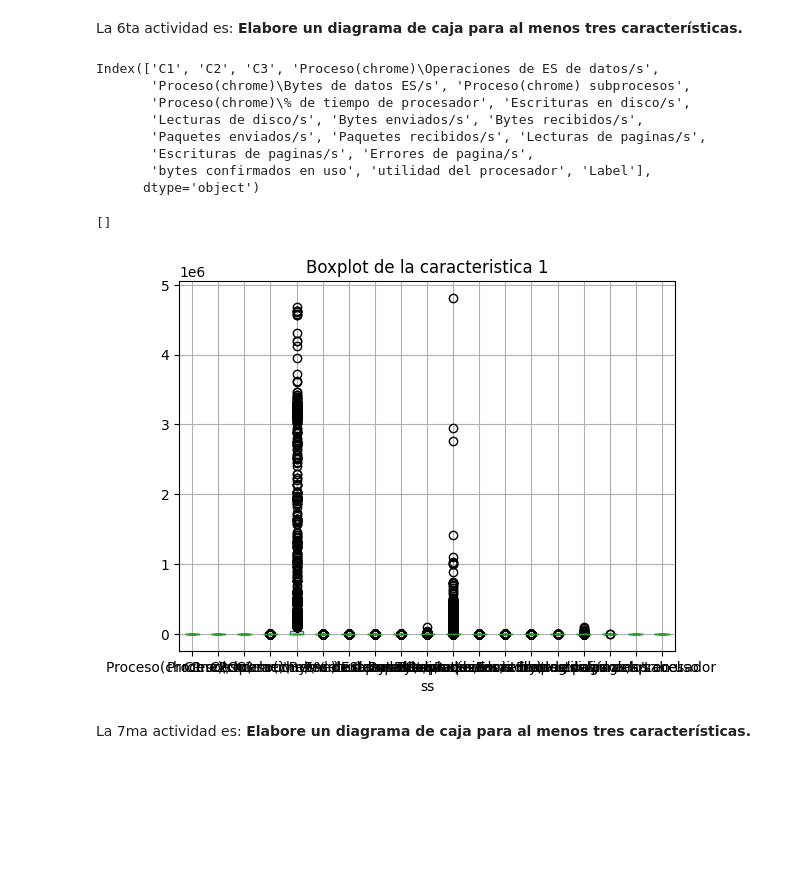
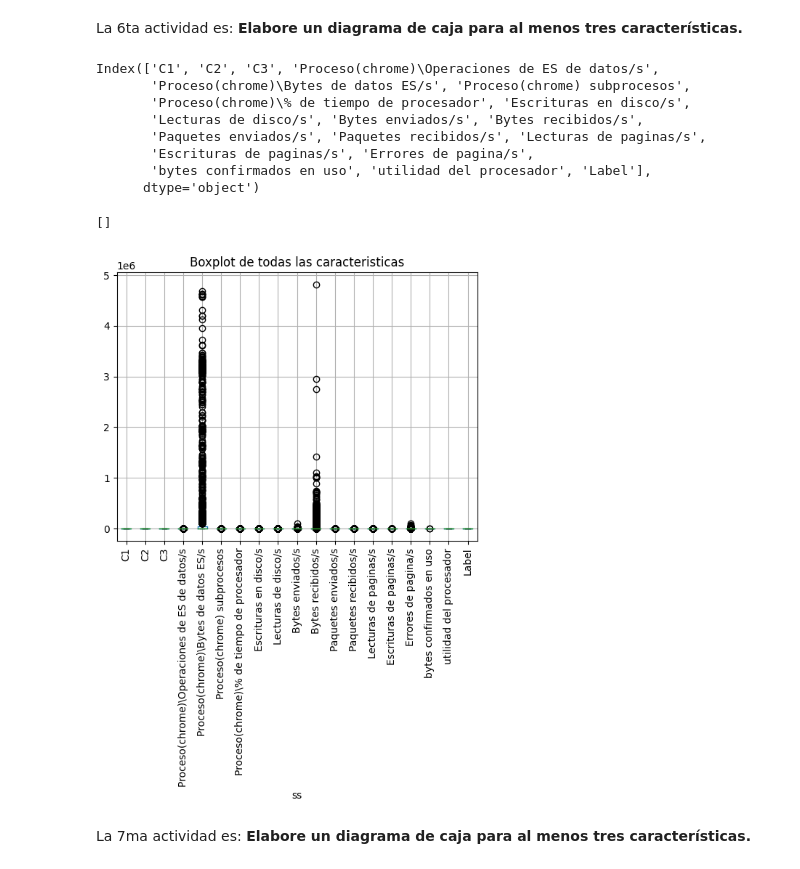
Before and after one commit to dannyasd/MineriaDeDatos, a Jupyter notebook: Lectura_5_(Ejercicio)_RDCP.ipynb, the cells around one changed output. Drawn from its saved outputs; the diff is of its cells as text; code cells hidden in the pictures; blank space fills up the shorter version.

```diff
--- a/Lectura_5_(Ejercicio)_RDCP.ipynb
+++ b/Lectura_5_(Ejercicio)_RDCP.ipynb
@@ -231,24 +231,24 @@ La 6ta actividad es: <b>Elabore un diagrama de caja para al menos tres caracter
 # %%
 print(data.columns)
 # Crear DataFrame con almenos 3 caracteristicas
 df = pd.DataFrame(data, columns= list(data.columns));
 
 # Caracteristica 1:
-b_plot = df.boxplot(column = list(data.columns))
+b_plot = df.boxplot(column = list(data.columns), rot=90)
 b_plot.set_title('Boxplot de todas las caracteristicas')
 b_plot.set_xlabel("ss")
 b_plot.plot()
 # %% [output]
 Index(['C1', 'C2', 'C3', 'Proceso(chrome)\Operaciones de ES de datos/s',
        'Proceso(chrome)\Bytes de datos ES/s', 'Proceso(chrome) subprocesos',
        'Proceso(chrome)\% de tiempo de procesador', 'Escrituras en disco/s',
        'Lecturas de disco/s', 'Bytes enviados/s', 'Bytes recibidos/s',
        'Paquetes enviados/s', 'Paquetes recibidos/s', 'Lecturas de paginas/s',
        'Escrituras de paginas/s', 'Errores de pagina/s',
        'bytes confirmados en uso', 'utilidad del procesador', 'Label'],
       dtype='object')
 []
-[figure, old version]
+[figure, new version]
 # %% [markdown]
 La 7ma actividad es: <b>Elabore un diagrama de caja para al menos tres características.<b>
 # %%
```
